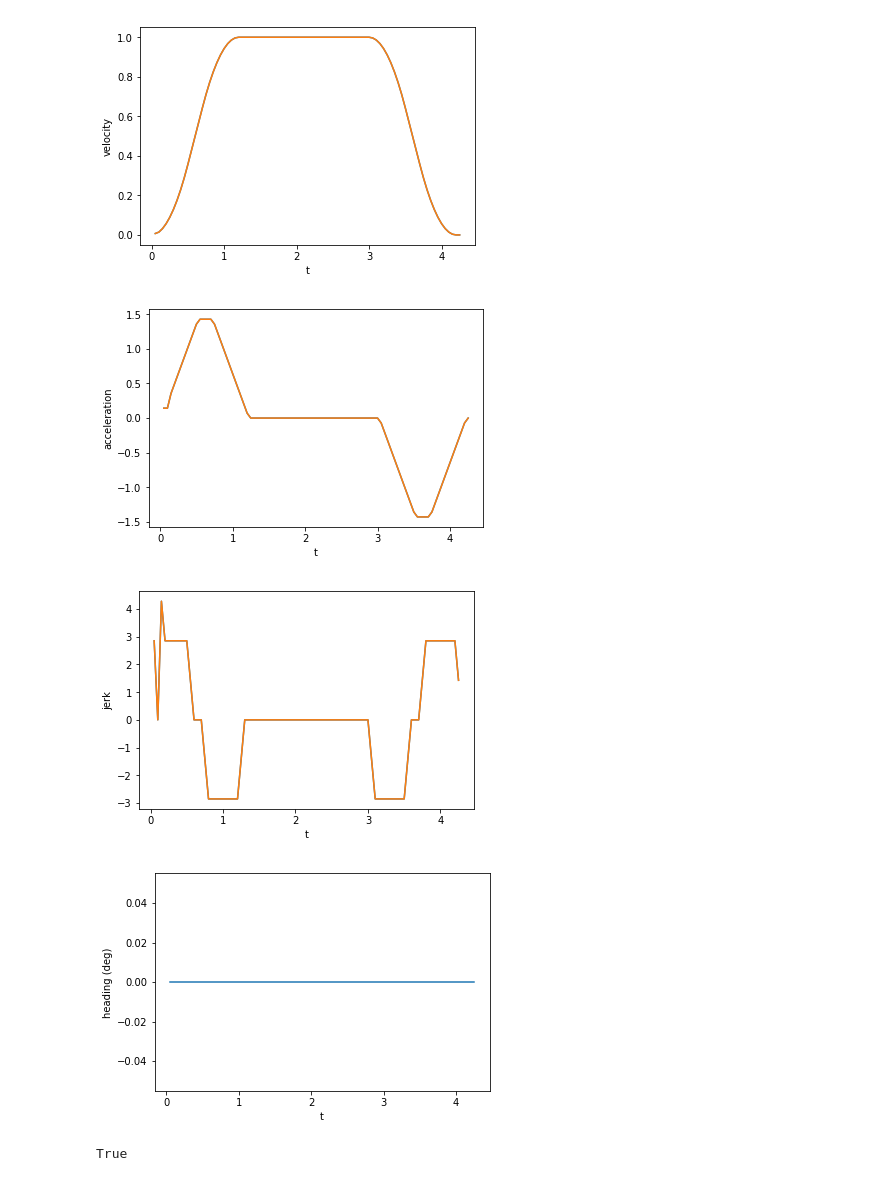
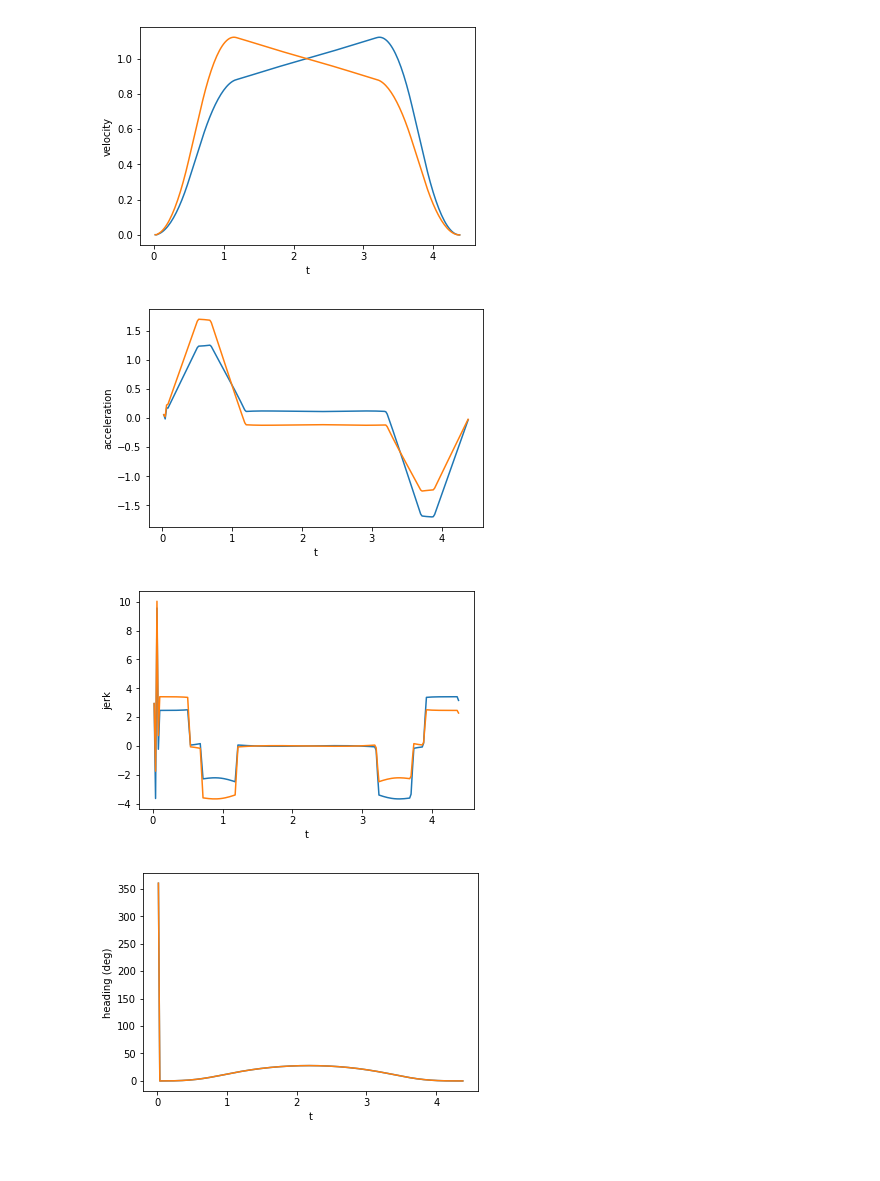
Before and after one commit to frc3223/robot2018, a Jupyter notebook: trajectory/show-trajectory.ipynb, the cells around one changed output. Drawn from its saved outputs; the diff is of its cells as text; code cells hidden in the pictures.

Commit message:
can haz curvy trajectory?

```diff
--- a/trajectory/show-trajectory.ipynb
+++ b/trajectory/show-trajectory.ipynb
@@ -9,11 +10,19 @@ points = [
     pf.Waypoint(0, 0, 0),
     #pf.Waypoint(1, 0.3, math.radians(45)),
     #pf.Waypoint(2, 1.8, math.radians(45)),
-    pf.Waypoint(3, 0, 0)
+    pf.Waypoint(3, 1, 0)
 ]
 
+def write_trajectory(fnom, left, right):
+    with open(fnom, 'w') as f:
+        writer = csv.writer(f)
+        writer.writerow(["dt", "vl", "vr", "al", "ar", "heading"])
+        for (xl, xr) in zip(left, right):
+            writer.writerow([xl.dt, xl.velocity, xr.velocity, xl.acceleration, xr.acceleration, xl.heading])
+
+
 info, trajectory = pf.generate(points, pf.FIT_HERMITE_CUBIC, pf.SAMPLES_HIGH,
-                                   dt=0.05, # 50ms
+                                   dt=0.02, # 20ms
                                    max_velocity=1.0,
                                    max_acceleration=2.0,
                                    max_jerk=3.0)
@@ -34,6 +43,7 @@ vsr = numpy.array([s.velocity for s in right])
 asr = numpy.array([s.acceleration for s in right])
 jsr = numpy.array([s.jerk for s in right])
 heading = numpy.array([s.heading for s in left])
+heading2 = numpy.array([s.heading for s in right])
 plt.plot(xsl, ysl)
 plt.plot(xsr, ysr)
 plt.xlabel('x')
@@ -56,6 +66,7 @@ plt.xlabel('t')
 plt.ylabel('jerk')
 plt.show()
 plt.plot(ts, numpy.degrees(heading))
+plt.plot(ts, numpy.degrees(heading2))
 plt.xlabel('t')
 plt.ylabel('heading (deg)')
 plt.show()
@@ -64,9 +75,4 @@ plt.show()
-[figure, old version]
+[figure, new version]
-[figure, old version]
+[figure, new version]
-[figure, old version]
+[figure, new version]
-[figure, old version]
+[figure, new version]
-# %%
-pf.serialize_csv("left.csv", left)
-pf.serialize_csv("right.csv", right)
-# %% [output]
-True
```
Also changed, not shown: parts of 3 cells of this notebook, 7 other files.
